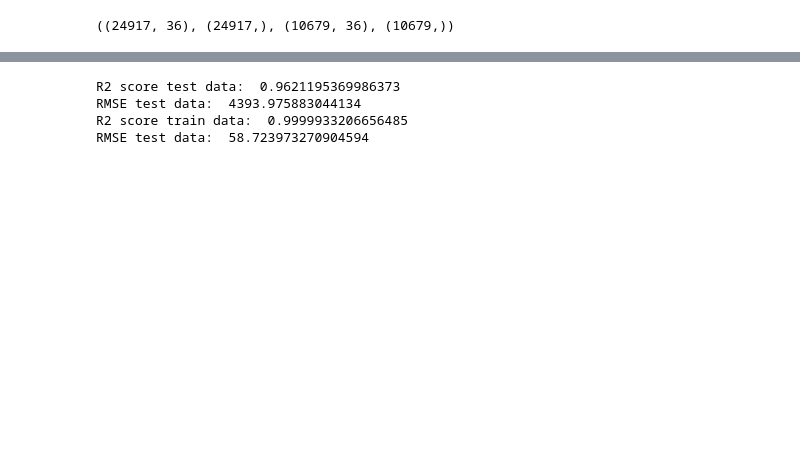
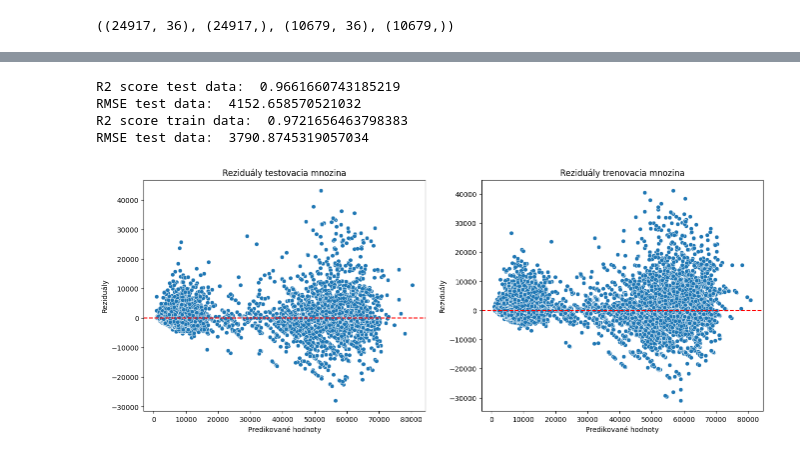
Before and after one commit to OndrejKocak/suns, a Jupyter notebook: zadanie2/zadanie2.ipynb, the cells around one changed output, grey strips where cells are left out. Drawn from its saved outputs; the diff is of its cells as text; code cells hidden in the pictures; blank space fills up the shorter version.

```diff
--- a/zadanie2/zadanie2.ipynb
+++ b/zadanie2/zadanie2.ipynb
@@ -156,21 +259,40 @@ X_test = scaler.transform(X_test)
 # %%
-model = DecisionTreeRegressor()
+model = SVR(kernel='rbf', C=1000)
 model.fit(X_train, Y_train)
 
 y_pred = model.predict(X_test)
 y_pred_train = model.predict(X_train)
 
 r2_pred = r2_score(Y_test, y_pred)
 rmse_pred = mean_squared_error(Y_test, y_pred, squared=False)
 r2_pred_train = r2_score(Y_train, y_pred_train)
 rmse_pred_train = mean_squared_error(Y_train, y_pred_train, squared=False)
-
 print("R2 score test data: ", r2_pred)
 print("RMSE test data: ", rmse_pred)
 print("R2 score train data: ", r2_pred_train)
 print("RMSE test data: ", rmse_pred_train)
+
+residuals = Y_test - y_pred
+residuals_train = Y_train - y_pred_train
+
+plt.figure(figsize=(16, 6))
+plt.subplot(1,2,1)
+sns.scatterplot(x=y_pred, y=residuals)
+plt.axhline(0, color='red', linestyle='--')
+plt.xlabel("Predikované hodnoty")
+plt.ylabel("Reziduály")
+plt.title("Reziduály testovacia mnozina")
+
+plt.subplot(1,2,2)
+sns.scatterplot(x=y_pred_train, y=residuals_train)
+plt.axhline(0, color='red', linestyle='--')
+plt.xlabel("Predikované hodnoty")
+plt.ylabel("Reziduály")
+plt.title("Reziduály trenovacia mnozina")
+plt.show()
 # %% [output]
-R2 score test data:  0.9621195369986373
-RMSE test data:  4393.975883044134
-R2 score train data:  0.9999933206656485
-RMSE test data:  58.723973270904594
+R2 score test data:  0.9661660743185219
+RMSE test data:  4152.658570521032
+R2 score train data:  0.9721656463798383
+RMSE test data:  3790.8745319057034
+[figure, added]
```
Also changed, not shown: parts of 19 cells of this notebook.
